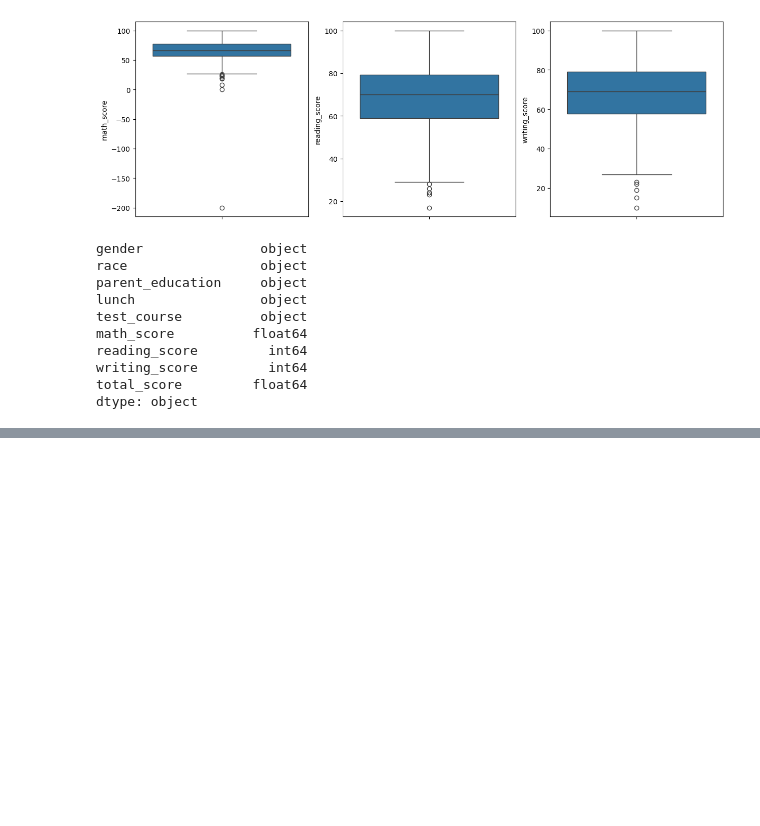
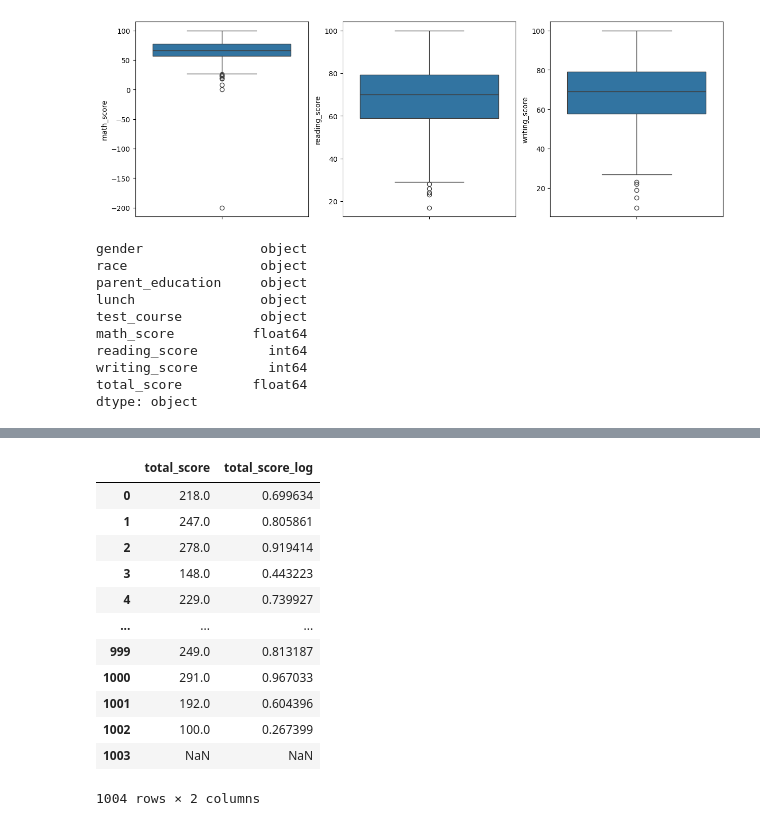
Before and after one commit to sanskruti885/TE-Engineering, a Jupyter notebook: Sem5/DSBDAL/Assignment2.ipynb, the cells around one changed output, grey strips where cells are left out. Cells and saved outputs as stored; diff of their text form; code cells hidden in the pictures; blank space fills up the shorter version.

```diff
--- a/Sem5/DSBDAL/Assignment2.ipynb
+++ b/Sem5/DSBDAL/Assignment2.ipynb
@@ -213,3 +213,19 @@ ds.head()
 | 2 | female | group B | master's degree | standard | none | 90.0 | 95 | 93 | ... |
 | 3 | male | group A | associate's degree | free/reduced | none | 47.0 | 57 | 44 | ... |
 | 4 | male | group C | some college | standard | none | 76.0 | 78 | 75 | ... |
+# %%
+ds[["total_score","total_score_log"]]
+# %% [output]
+|  | total_score | total_score_log |
+| 0 | 218.0 | 0.699634 |
+| 1 | 247.0 | 0.805861 |
+| 2 | 278.0 | 0.919414 |
+| 3 | 148.0 | 0.443223 |
+| 4 | 229.0 | 0.739927 |
+| ... | ... | ... |
+| 999 | 249.0 | 0.813187 |
+| 1000 | 291.0 | 0.967033 |
+| 1001 | 192.0 | 0.604396 |
+| 1002 | 100.0 | 0.267399 |
+| 1003 | NaN | NaN |
+1004 rows × 2 columns
```
Also changed, not shown: parts of 4 cells of this notebook.
